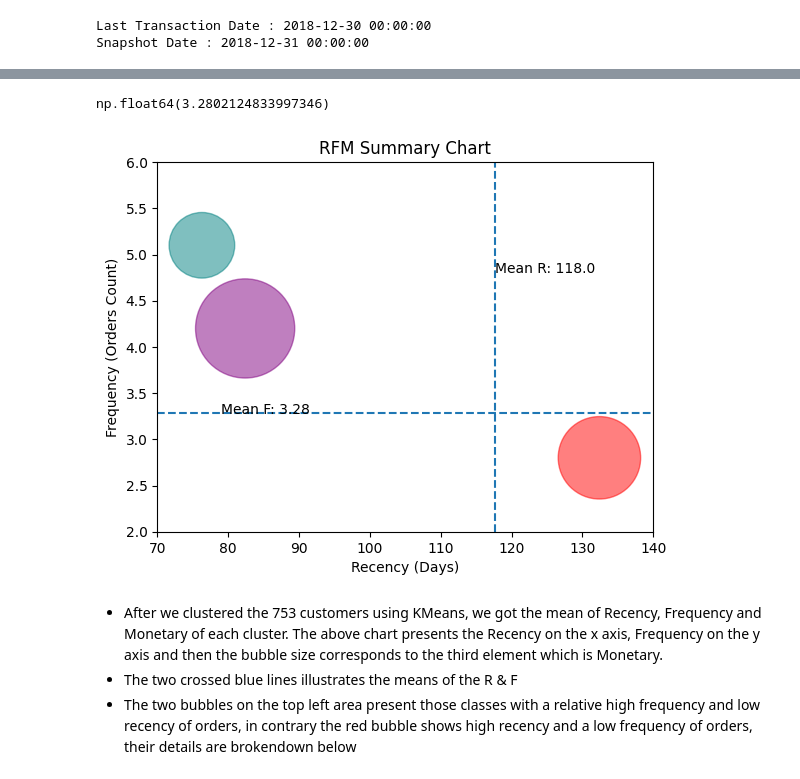
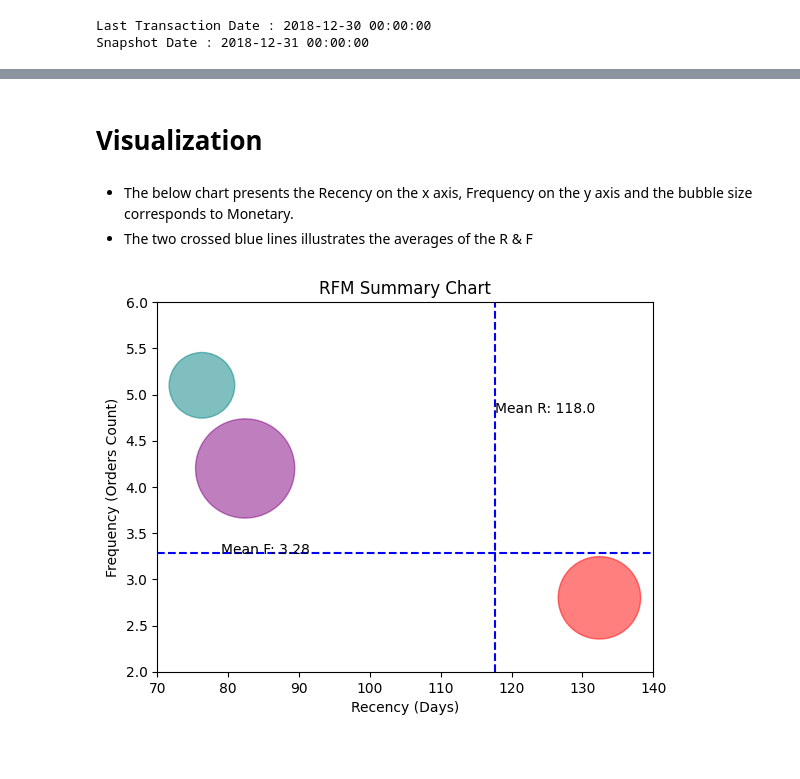
Before and after one commit to waseemshammout/amazon_customer_segmentation, a Jupyter notebook: notebook.ipynb, the cells around one changed output, grey strips where cells are left out. Saved outputs shown, nothing was run; the diff lists cells and outputs as text; code cells hidden in the pictures; blank space fills up the shorter version.

```diff
--- a/notebook.ipynb
+++ b/notebook.ipynb
@@ -73,3 +66,0 @@ datamart['cluster'] = km.labels_
-# %%
-colors = {0:'purple',1:'red',2:'teal'}
-datamart['cluster_color'] = datamart['cluster'].map(colors)
@@ -75,0 +81,4 @@ datamart['cluster_color'] = datamart['cluster'].map(colors)
+# %%
+# adding the cluster numbers to the datamart, and showing the first 5 rows
+datamart['cluster_num'] = km.labels_
+datamart.head()
@@ -75,0 +92,5 @@ datamart['cluster_color'] = datamart['cluster'].map(colors)
+# %%
+# In this step I will give a color for each cluster number and add it to the datamart so we can refer to each cluster by its color
+colors = {0:'purple',1:'red',2:'teal'}
+datamart['cluster_color'] = datamart['cluster_num'].map(colors)
+datamart.head()
@@ -76,12 +104,12 @@ datamart['cluster_color'] = datamart['cluster'].map(colors)
 # %%
+# This is a summary table reporting averages of the 3 meterics by cluster in addition to customers count and total sales generated from each
 customer_cluster_summary = (
-    datamart.groupby(['cluster',"cluster_color"]).agg(
+    datamart.groupby(["cluster_color"]).agg(
         Mean_Recency=("recency", "mean"),
         Mean_Frequency=("frequency", "mean"),
-        Mean_Monetary=("sales_Last_18_M", "mean"),
+        Mean_Monetary=("monetary", "mean"),
         Customer_Count=("Customer ID", "count"),
-        Total_Sales=("sales_Last_18_M", "sum"),
-        Total_Sales_K=("sales_Last_18_M", lambda x: sum(x / 100)),
+        Total_Sales=("monetary", "sum"),
     ).round(1)
 ).reset_index()
 customer_cluster_summary
@@ -97,35 +121,34 @@ f_line = datamart['frequency'].mean()
-# %%
-f_line
-# %% [output]
-np.float64(3.2802124833997346)
+# %% [markdown]
+# Visualization
+# %% [markdown]
+* The below chart presents the Recency on the x axis, Frequency on the y axis and the bubble size corresponds to Monetary.
+* The two crossed blue lines illustrates the averages of the R & F
 # %%
 import matplotlib.pyplot as plt
 
-# plt.scatter(data=datamart, x='recency', y='frequency', c='cluster', s='sales_Last_18_M')
+
+r_line = datamart['recency'].mean()
+f_line = datamart['frequency'].mean()
+# plt.scatter(data=datamart, x='recency', y='frequency', c='cluster', s='monetary')
 # plt.scatter(data=datamart, x='recency', y='frequency', c='cluster')
 plt.scatter(
-    data=customer_cluster_summary,
-    x="Mean_Recency",
-    y="Mean_Frequency",
-    s="Total_Sales_K",
+    # data=customer_cluster_summary,
+    x=customer_cluster_summary["Mean_Recency"],
+    y=customer_cluster_summary["Mean_Frequency"],
+    s=customer_cluster_summary['Total_Sales'] / 100,
     c=colors.values(),
     alpha=0.5,
 )
 plt.title("RFM Summary Chart")
-plt.axhline(y=f_line, linestyle="--", label="Mean F=" + str(f_line))
-plt.axvline(x=r_line, linestyle="--", label="Mean R=" + str(r_line))
+plt.axhline(y=f_line, linestyle="--", c='b', label="Mean F=" + str(f_line))
+plt.axvline(x=r_line, linestyle="--", c='b', label="Mean R=" + str(r_line))
 plt.text(x=79, y=f_line, s="Mean F: " + str(round(f_line, 2)))
 plt.text(x=r_line, y=4.8, s="Mean R: " + str(round(r_line, 0)))
 # plt.legend()
 plt.xlim(70, 140)
 plt.ylim(2, 6)
 plt.xlabel("Recency (Days)")
 plt.ylabel("Frequency (Orders Count)")
 plt.show()
 # %% [output]
-[figure, old version]
+[figure, new version]
-# %% [markdown]
-* After we clustered the 753 customers using KMeans, we got the mean of Recency, Frequency and Monetary of each cluster.
-The above chart presents the Recency on the x axis, Frequency on the y axis and then the bubble size corresponds to the third element which is Monetary.
-* The two crossed blue lines illustrates the means of the R & F
-* The two bubbles on the top left area present those classes with a relative high frequency and low recency of orders, in contrary the red bubble shows high recency and a low frequency of orders, their details are brokendown below
```
Also changed, not shown: parts of 14 cells of this notebook.
